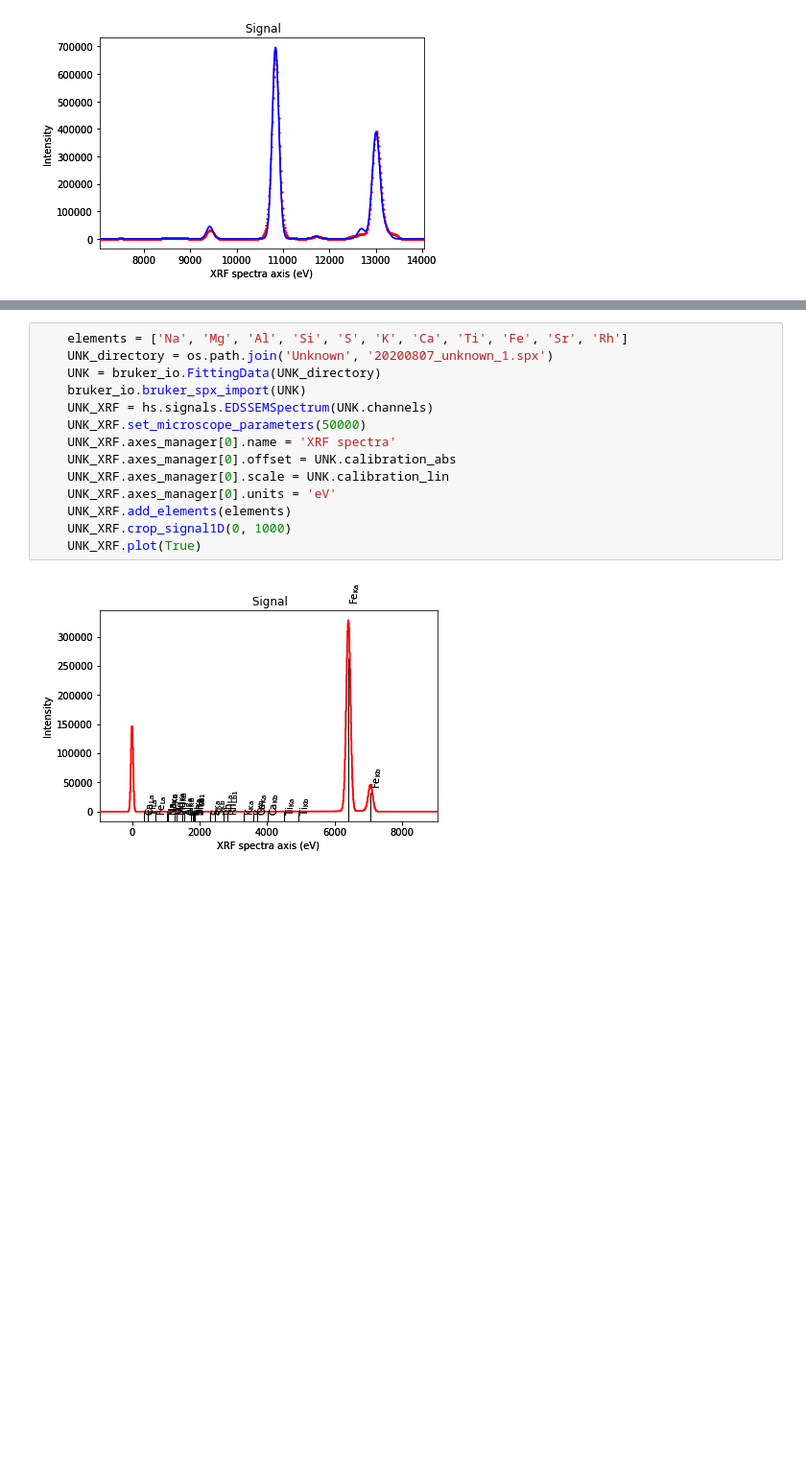
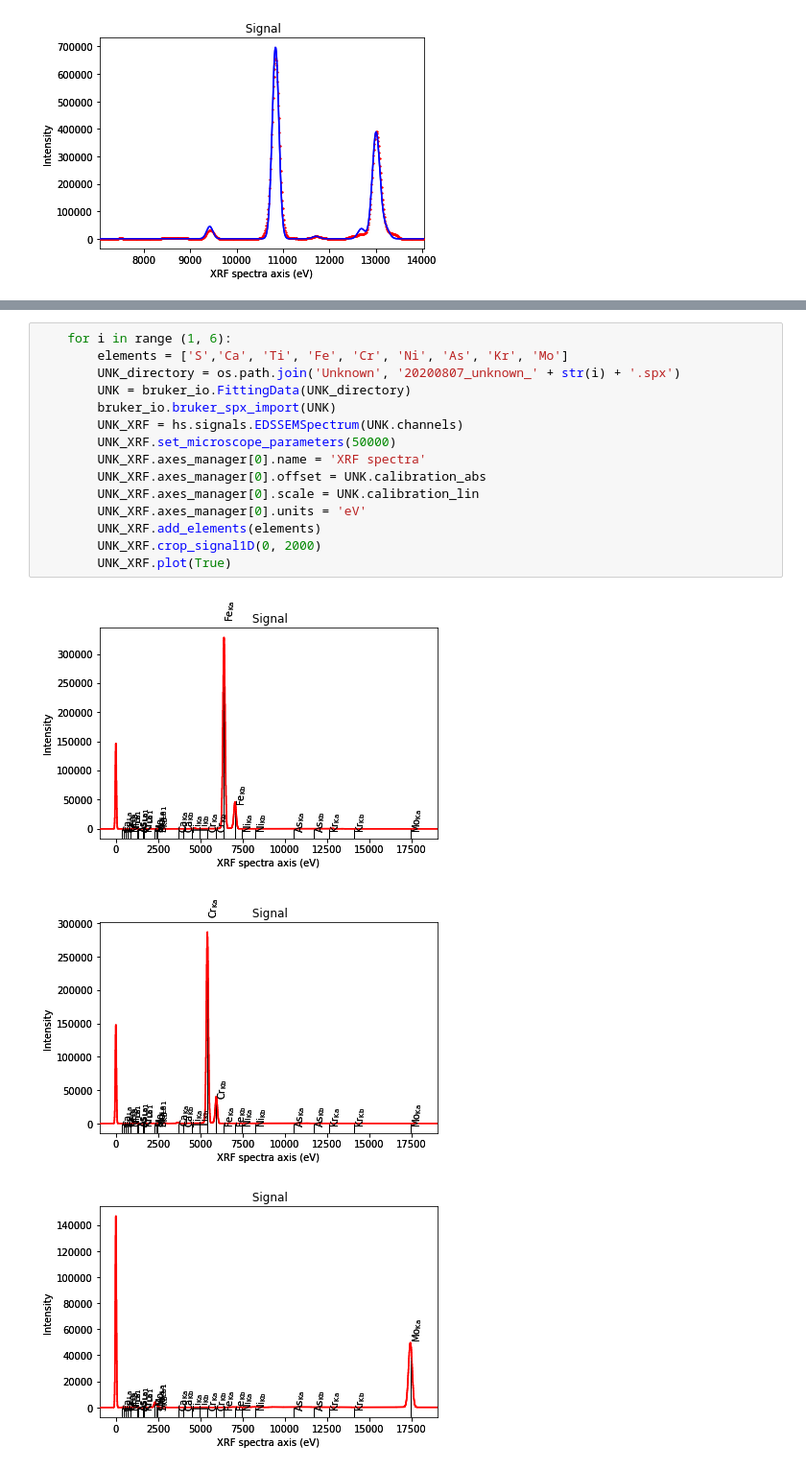
Before and after one commit to thevincentlan/NIST_PREP_SUMMER_2020, a Jupyter notebook: NIST_PREP_SUMMER_2020.ipynb, the cells around one changed output, grey strips where cells are left out. Shown at 96% size. Drawn from its saved outputs; the diff is of its cells as text; blank space fills up the shorter version.

Commit message:
added more unknowns

```diff
--- a/NIST_PREP_SUMMER_2020.ipynb
+++ b/NIST_PREP_SUMMER_2020.ipynb
@@ -166,16 +166,19 @@ NOTE: Number of channels is 4094, instead of the default 4096.
 # %%
-    elements = ['Na', 'Mg', 'Al', 'Si', 'S', 'K', 'Ca', 'Ti', 'Fe', 'Sr', 'Rh']
-    UNK_directory = os.path.join('Unknown', '20200807_unknown_1.spx')
-    UNK = bruker_io.FittingData(UNK_directory)
-    bruker_io.bruker_spx_import(UNK)
-    UNK_XRF = hs.signals.EDSSEMSpectrum(UNK.channels)
-    UNK_XRF.set_microscope_parameters(50000)
-    UNK_XRF.axes_manager[0].name = 'XRF spectra'
-    UNK_XRF.axes_manager[0].offset = UNK.calibration_abs
-    UNK_XRF.axes_manager[0].scale = UNK.calibration_lin
-    UNK_XRF.axes_manager[0].units = 'eV'
-    UNK_XRF.add_elements(elements)
-    UNK_XRF.crop_signal1D(0, 1000)
-    UNK_XRF.plot(True)
+    for i in range (1, 6):
+        elements = ['S','Ca', 'Ti', 'Fe', 'Cr', 'Ni', 'As', 'Kr', 'Mo']
+        UNK_directory = os.path.join('Unknown', '20200807_unknown_' + str(i) + '.spx')
+        UNK = bruker_io.FittingData(UNK_directory)
+        bruker_io.bruker_spx_import(UNK)
+        UNK_XRF = hs.signals.EDSSEMSpectrum(UNK.channels)
+        UNK_XRF.set_microscope_parameters(50000)
+        UNK_XRF.axes_manager[0].name = 'XRF spectra'
+        UNK_XRF.axes_manager[0].offset = UNK.calibration_abs
+        UNK_XRF.axes_manager[0].scale = UNK.calibration_lin
+        UNK_XRF.axes_manager[0].units = 'eV'
+        UNK_XRF.add_elements(elements)
+        UNK_XRF.crop_signal1D(0, 2000)
+        UNK_XRF.plot(True)
 # %% [output]
-[figure, old version]
+[figure, new version]
+[figure, added]
+[figure, added]
```
Also changed, not shown: parts of 2 cells of this notebook.
